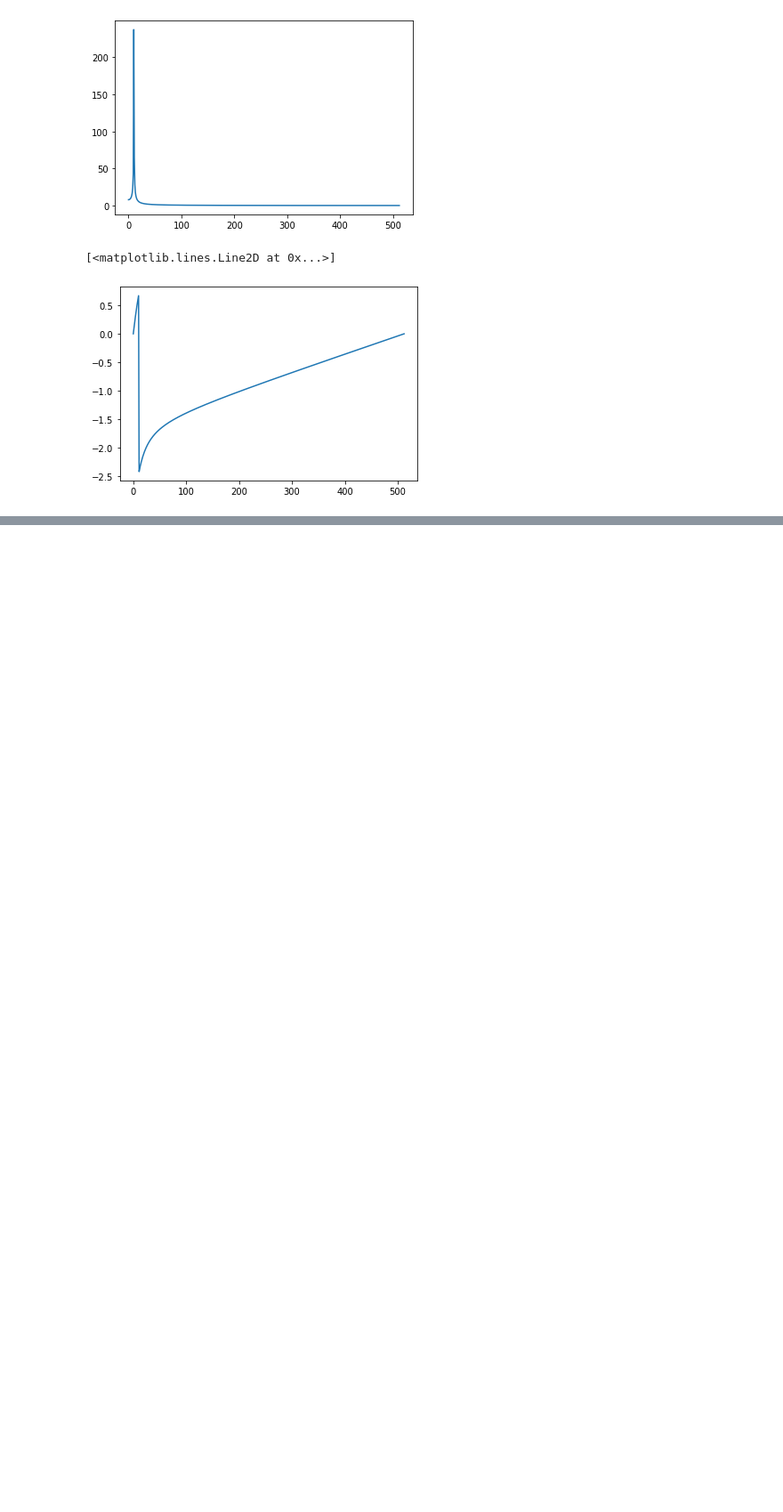
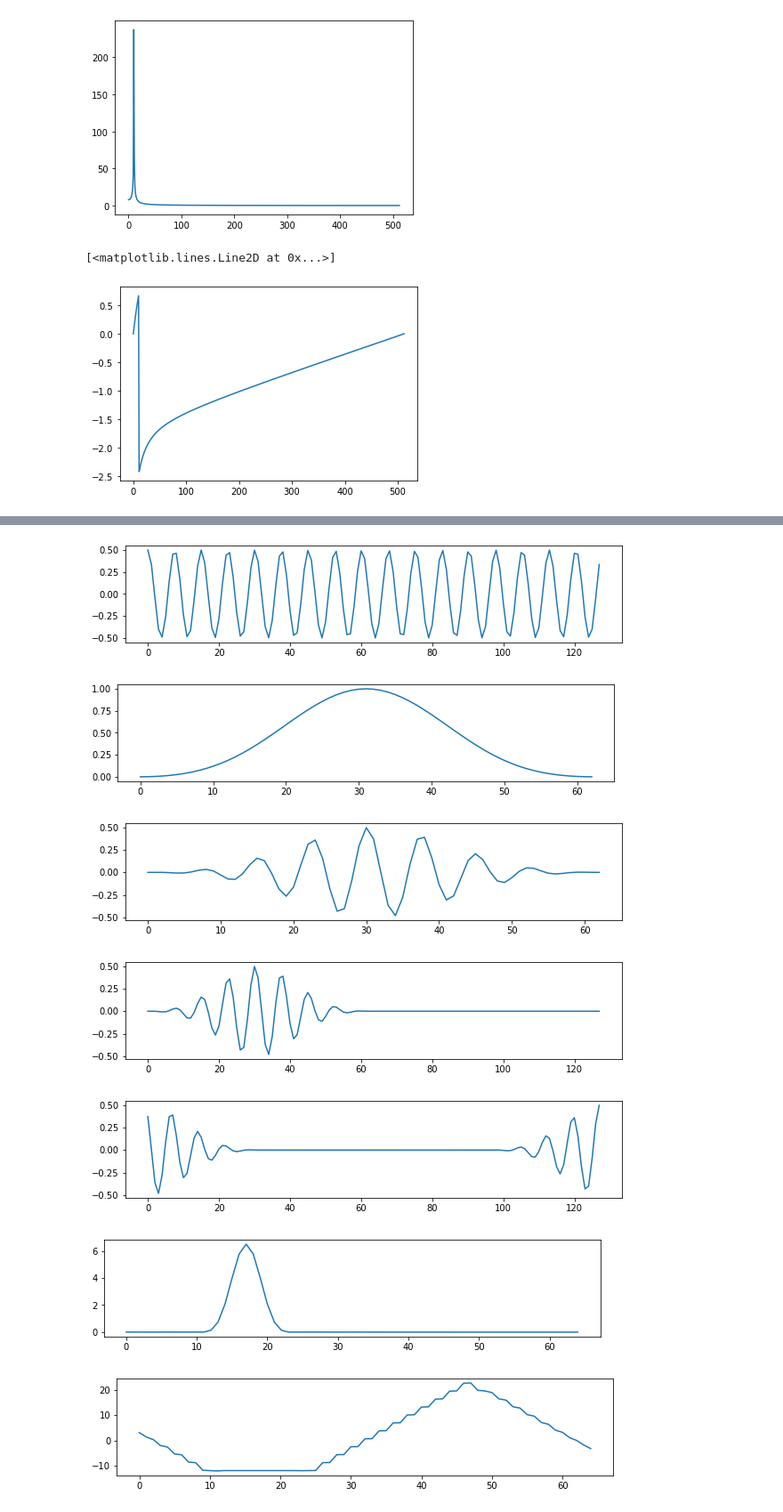
Before and after one commit to jhartquist/rtma, a Jupyter notebook: nbs/01_fft.ipynb, the cells around one changed output, grey strips where cells are left out. Shown at 89% size. Drawn from its saved outputs; the diff is of its cells as text; code cells hidden in the pictures; blank space fills up the shorter version.

Commit message:
fft, zero phase windowing

```diff
--- a/nbs/01_fft.ipynb
+++ b/nbs/01_fft.ipynb
@@ -88,0 +123,40 @@ plt.plot(np.unwrap(np.angle(X)))
+# %%
+sr = 100
+amp = 0.5
+n_fft = 128
+freq = sr / n_fft * 17
+
+m = 63
+w = np.blackman(m)
+
+x = gen_sinusoid(amp, freq=freq, sample_rate=sr, num_samples=n_fft)
+
+plot(x)
+plot(w)
+
+wx = x[:m] * w
+
+plot(wx)
+
+buf = np.zeros(n_fft)
+buf[:m] = wx
+plot(buf)
+
+buf = np.roll(buf, -(m//2))
+plot(buf)
+
+X = np.fft.rfft(buf, n=n_fft)
+
+mx = abs(X)
+px = np.unwrap(np.angle(X))
+
+plot(mx)
+plot(px)
+# %% [output]
+[figure, added]
+[figure, added]
+[figure, added]
+[figure, added]
+[figure, added]
+[figure, added]
+[figure, added]
```
Also changed, not shown: parts of 4 cells of this notebook, 1 other file.
